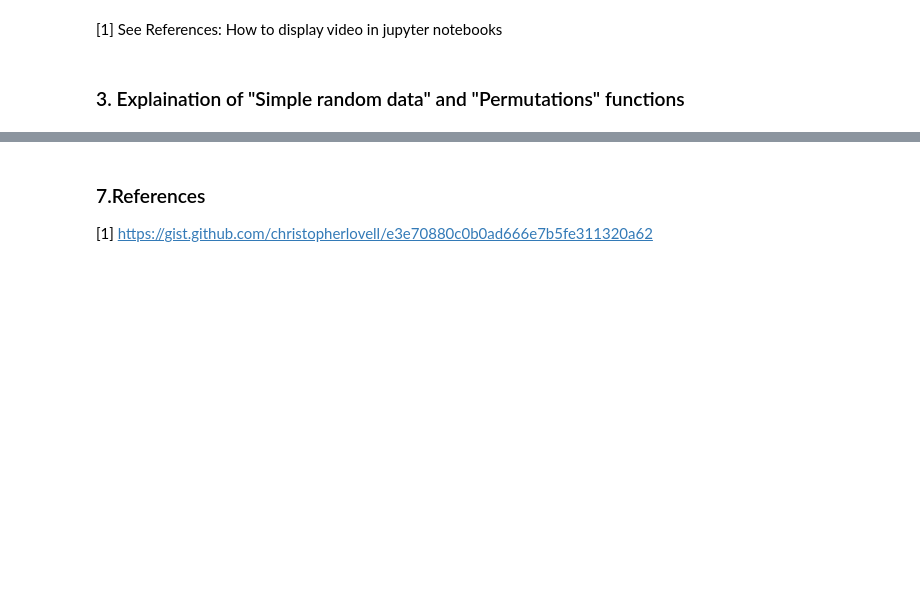
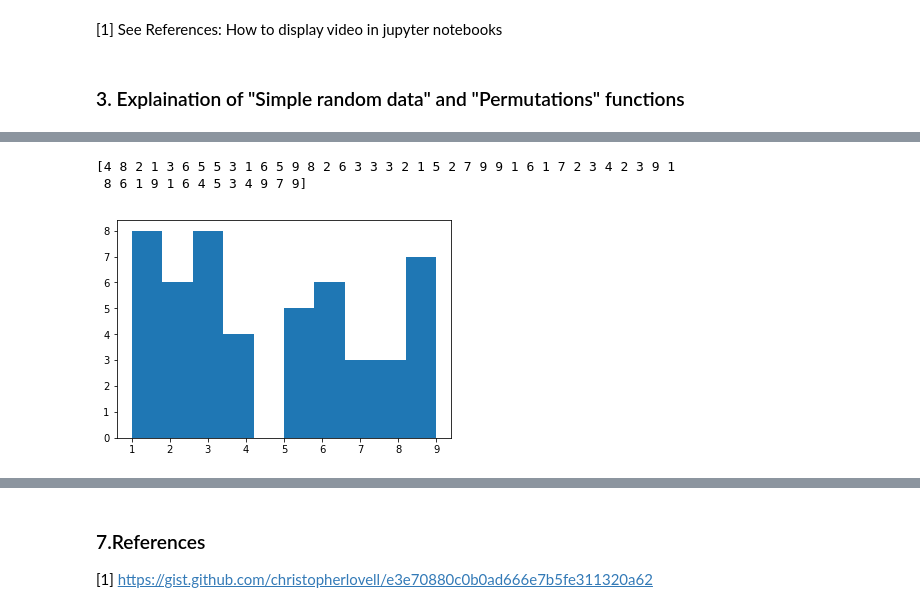
Before and after one commit to G00364756/52465---Programming-for-Data-Analysis---Assignments, a Jupyter notebook: Numpy Investigation.ipynb, the cells around one changed output, grey strips where cells are left out. Drawn from its saved outputs; the diff is of its cells as text; code cells hidden in the pictures; blank space fills up the shorter version.

```diff
--- a/Numpy Investigation.ipynb
+++ b/Numpy Investigation.ipynb
@@ -64,0 +74,11 @@ plt.show()
+# %%
+# "random_integer" function is deprecated "randint" is now used instead.
+# "randint" outputs values from a user defined range (e.g. Range = 1-10) for a user defined number of values (e.g. n = 50)
+x2 = np.randint(1,10,50)
+print(x2)
+plt.hist(x2)
+plt.show()
+# %% [output]
+[4 8 2 1 3 6 5 5 3 1 6 5 9 8 2 6 3 3 3 2 1 5 2 7 9 9 1 6 1 7 2 3 4 2 3 9 1
+ 8 6 1 9 1 6 4 5 3 4 9 7 9]
+[figure, added]
```
Also changed, not shown: parts of 13 cells of this notebook.
